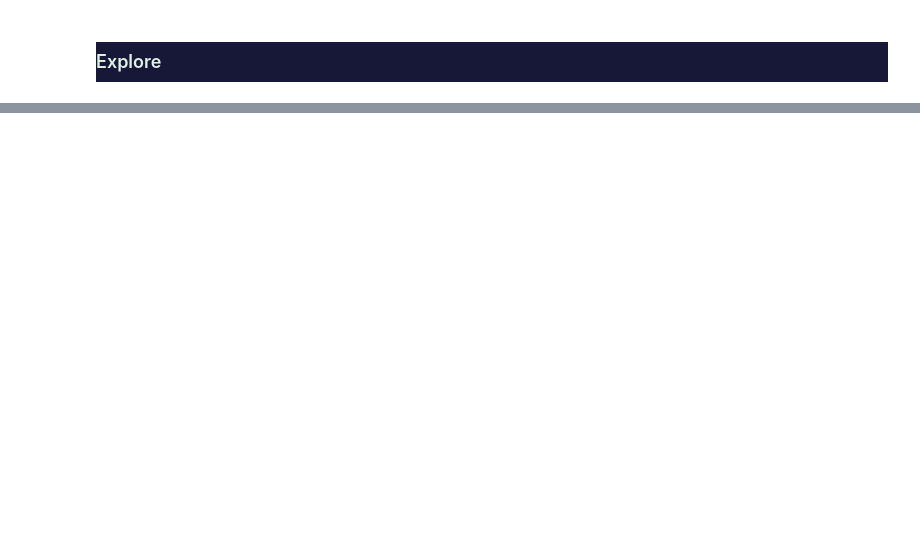
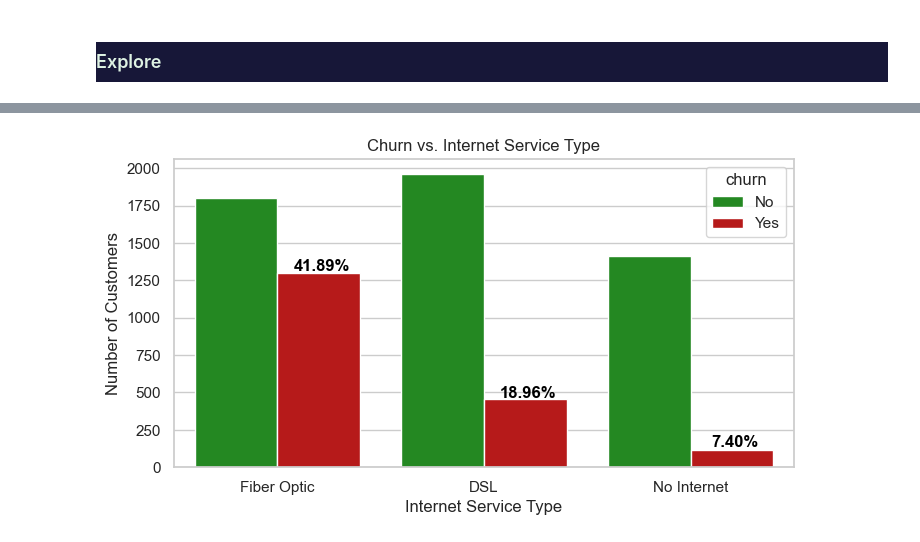
Before and after one commit to Jonathan-Garcia1/Telco_Churn, a Jupyter notebook: final_report.ipynb, the cells around one changed output, grey strips where cells are left out. Saved outputs shown, nothing was run; the diff lists cells and outputs as text; code cells hidden in the pictures; blank space fills up the shorter version.

```diff
--- a/final_report.ipynb
+++ b/final_report.ipynb
@@ -123,0 +143,4 @@ train.shape, val.shape, test.shape
+# %%
+plot_churn_by_internet_service(df)
+# %% [output]
+[figure, added]
```
Also changed, not shown: parts of 52 cells of this notebook, 11 other files.
